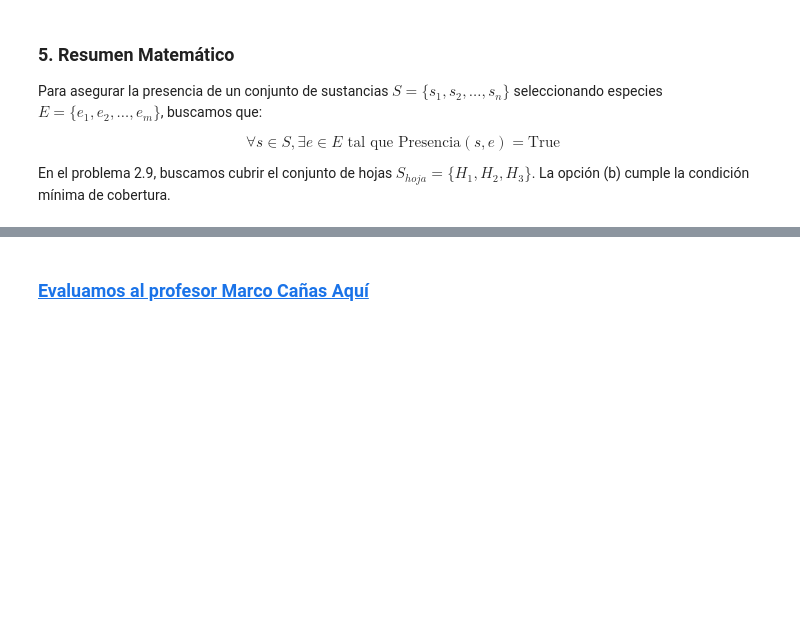
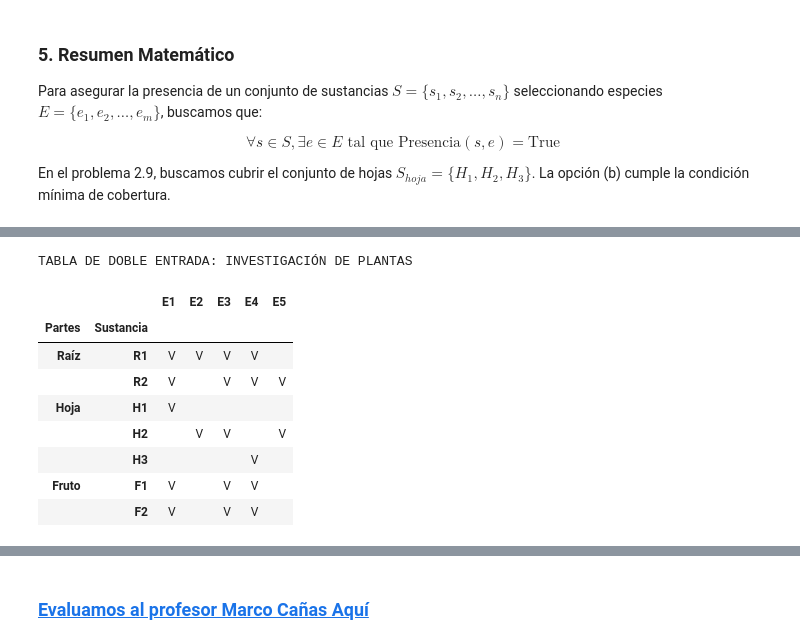
Before and after one commit to marco-canas/camino-udea, a Jupyter notebook: 3_lenguaje_proposicional/clase_02_analisis_del_lenguaje/clase_02_analisis_del_lenguaje.ipynb, the cells around one changed output, grey strips where cells are left out. Cells and saved outputs as stored; diff of their text form; code cells hidden in the pictures; blank space fills up the shorter version.

```diff
--- a/3_lenguaje_proposicional/clase_02_analisis_del_lenguaje/clase_02_analisis_del_lenguaje.ipynb
+++ b/3_lenguaje_proposicional/clase_02_analisis_del_lenguaje/clase_02_analisis_del_lenguaje.ipynb
@@ -1318,0 +1204,40 @@ interactive(children=(SelectMultiple(description='Especies:', index=(0, 2, 3), o
+# %%
+import pandas as pd
+
+# 1. Definir los datos de la tabla
+# Usamos "V" para presencia y un espacio vacío para ausencia, tal como en la imagen.
+data = {
+    "E1": ["V", "V", "V", " ", " ", "V", "V"],
+    "E2": ["V", " ", " ", "V", " ", " ", " "],
+    "E3": ["V", "V", " ", "V", " ", "V", "V"],
+    "E4": ["V", "V", " ", " ", "V", "V", "V"],
+    "E5": [" ", "V", " ", "V", " ", " ", " "]
+}
+
+# 2. Definir los índices (Partes y Sustancias)
+indices = [
+    ("Raíz", "R1"), ("Raíz", "R2"),
+    ("Hoja", "H1"), ("Hoja", "H2"), ("Hoja", "H3"),
+    ("Fruto", "F1"), ("Fruto", "F2")
+]
+
+# Crear el MultiIndex
+multi_index = pd.MultiIndex.from_tuples(indices, names=["Partes", "Sustancia"])
+
+# 3. Crear el DataFrame
+df = pd.DataFrame(data, index=multi_index)
+
+# Mostrar la tabla
+print("TABLA DE DOBLE ENTRADA: INVESTIGACIÓN DE PLANTAS")
+df
+# %% [output]
+TABLA DE DOBLE ENTRADA: INVESTIGACIÓN DE PLANTAS
+|  |  | E1 | E2 | E3 | E4 | E5 |
+| Partes | Sustancia |  |  |  |  |  |
+| Raíz | R1 | V | V | V | V |  |
+|  | R2 | V |  | V | V | V |
+| Hoja | H1 | V |  |  |  |  |
+|  | H2 |  | V | V |  | V |
+|  | H3 |  |  |  | V |  |
+| Fruto | F1 | V |  | V | V |  |
+|  | F2 | V |  | V | V |  |
```
Also changed, not shown: parts of 39 cells of this notebook, 3 other files.
